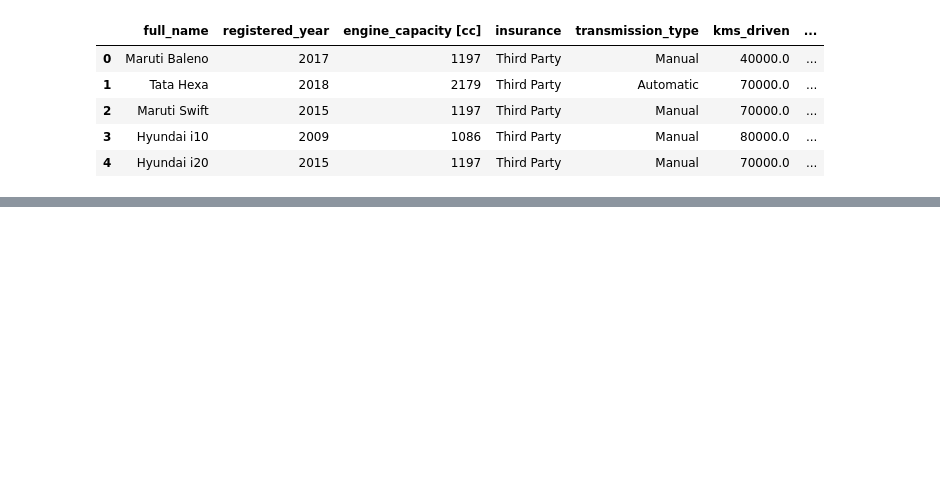
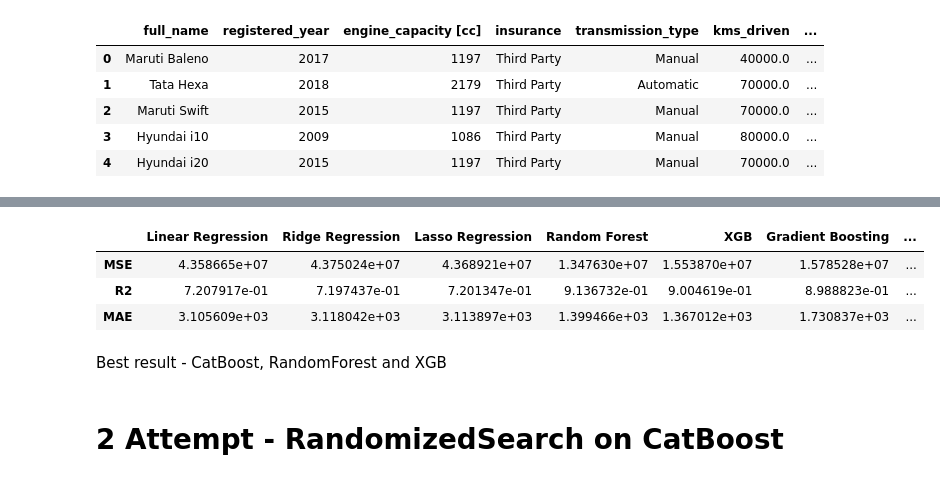
Before and after one commit to lukaszm2000/CarPricePrediction, a Jupyter notebook: car_ML_models.ipynb, the cells around one changed output, grey strips where cells are left out. Drawn from its saved outputs; the diff is of its cells as text; code cells hidden in the pictures; blank space fills up the shorter version.

```diff
--- a/car_ML_models.ipynb
+++ b/car_ML_models.ipynb
@@ -291,2 +176,0 @@ Widzimy ze w niektorych modelach parametry ulegly poprawie. Patrzac jednak na ko
-# %%
-model = RandomForestRegressor()
@@ -349,0 +189,39 @@ with open('best_model.pkl', 'wb') as file:
+# %%
+preprocessor = ColumnTransformer(
+    transformers=[
+        ('cat', categorical_transformer, categorical_features),
+        ('ord', ordinal_transformer, ordinal_features),
+        ('num', numerical_transformer, numerical_features)
+    ]
+)
+# %%
+models = {
+    'Linear Regression': LinearRegression(),
+    'Ridge Regression': Ridge(),
+    'Lasso Regression': Lasso(),
+    'Random Forest': RandomForestRegressor(),
+    'XGB': XGBRegressor(random_state=42),
+    'Gradient Boosting': GradientBoostingRegressor(random_state=42),
+    'CatBoost': CatBoostRegressor(verbose=0, random_state=42)
+}
+
+results = {}
+
+for name, model in models.items():
+    pipeline = Pipeline(steps=[
+        ('preprocessor', preprocessor),
+        ('model', model)
+    ])
+
+    pipeline.fit(X_train, y_train)
+    y_pred = pipeline.predict(X_test)
+
+    mse = mean_squared_error(y_test, y_pred)
+    r2 = r2_score(y_test, y_pred)
+    mae = mean_absolute_error(y_test, y_pred)
+
+    results[name] = {'MSE': mse, 'R2': r2, 'MAE': mae}
+
+    print(f"{name} - Mean Squared Error: {mse}")
+    print(f"{name} - R-squared: {r2}")
+    print(f"{name} - Mean Absolute Error: {mae}\n")
@@ -349,0 +246,12 @@ with open('best_model.pkl', 'wb') as file:
+# %%
+results = pd.DataFrame(data = results)
+results
+# %% [output]
+|  | Linear Regression | Ridge Regression | Lasso Regression | Random Forest | XGB | Gradient Boosting | ... |
+| MSE | 4.358665e+07 | 4.375024e+07 | 4.368921e+07 | 1.347630e+07 | 1.553870e+07 | 1.578528e+07 | ... |
+| R2 | 7.207917e-01 | 7.197437e-01 | 7.201347e-01 | 9.136732e-01 | 9.004619e-01 | 8.988823e-01 | ... |
+| MAE | 3.105609e+03 | 3.118042e+03 | 3.113897e+03 | 1.399466e+03 | 1.367012e+03 | 1.730837e+03 | ... |
+# %% [markdown]
+Best result - CatBoost, RandomForest and XGB
+# %% [markdown]
+# 2 Attempt - RandomizedSearch on CatBoost
```
Also changed, not shown: parts of 82 cells of this notebook, 3 other files.
